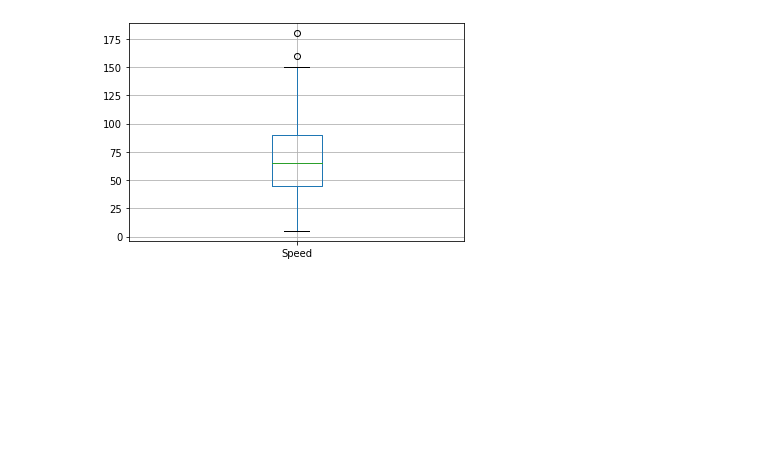
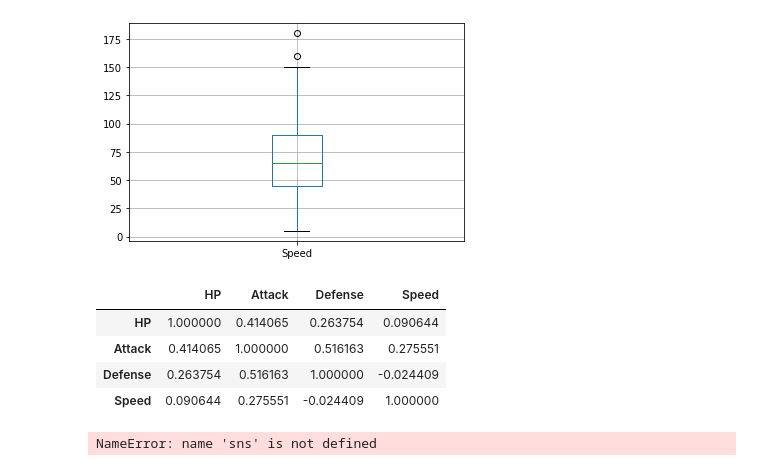
Before and after one commit to carlosjimenez88M/EDA_Course, a Jupyter notebook: Refuerzo/Repaso_16dic21.ipynb, the cells around one changed output. Drawn from its saved outputs; the diff is of its cells as text; code cells hidden in the pictures; blank space fills up the shorter version.

```diff
--- a/Refuerzo/Repaso_16dic21.ipynb
+++ b/Refuerzo/Repaso_16dic21.ipynb
@@ -98,3 +86,23 @@ pokemon.boxplot(column=['Speed'])
 # %% [output]
 <AxesSubplot:>
 [figure]
+# %%
+pokemon.loc[pokemon["Type 1"]=="Water",["HP","Attack","Defense","Speed"]].corr(method ='pearson')
+# %% [output]
+|  | HP | Attack | Defense | Speed |
+| HP | 1.000000 | 0.414065 | 0.263754 | 0.090644 |
+| Attack | 0.414065 | 1.000000 | 0.516163 | 0.275551 |
+| Defense | 0.263754 | 0.516163 | 1.000000 | -0.024409 |
+| Speed | 0.090644 | 0.275551 | -0.024409 | 1.000000 |
+# %%
+years = ["Water", "Normal" ,"Grass","Bug","Psychic"]
+pokemon_1 = pokemon.loc[pokemon["Type 1"].isin(years),:]
+sns.scatterplot(data = pokemon_1, x="Attack",y="Defense")
+
+grid = sns.FacetGrid(pokemon_1, col = "Type 1", hue = "Type 1", col_wrap=5)
+grid.map(sns.scatterplot, "Attack","Defense")
+grid.add_legend()
+
+plt.show()
+# %% [output]
+NameError: name 'sns' is not defined
```
Also changed, not shown: parts of 3 cells of this notebook.
